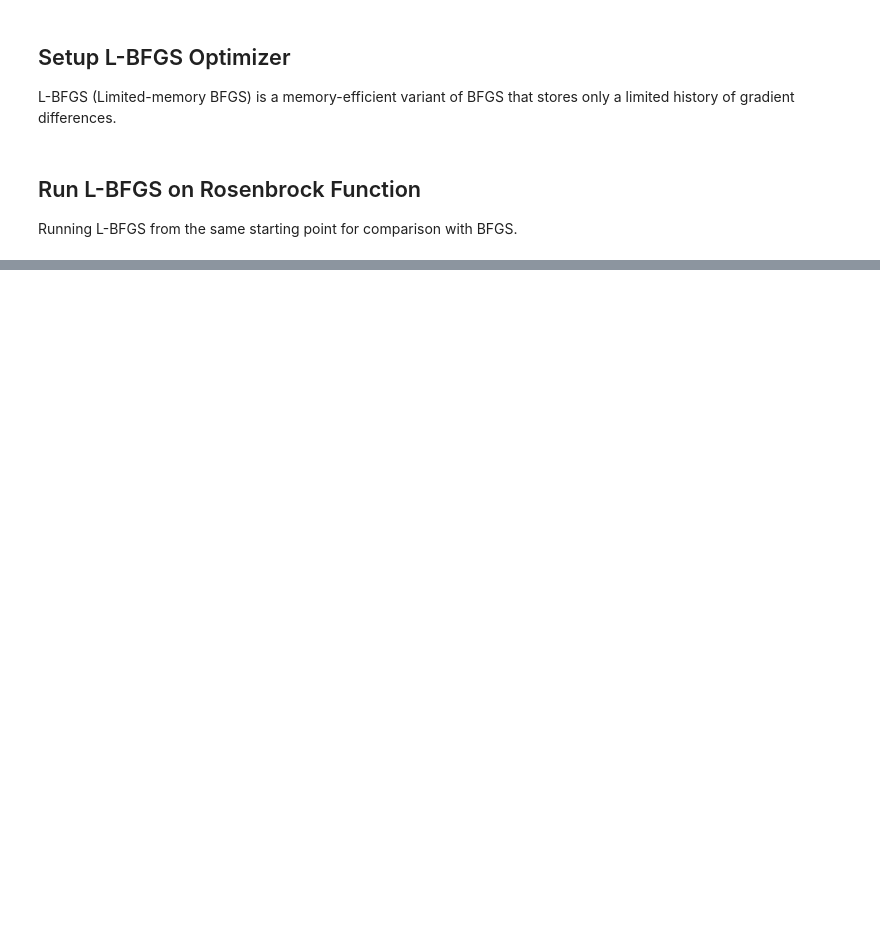
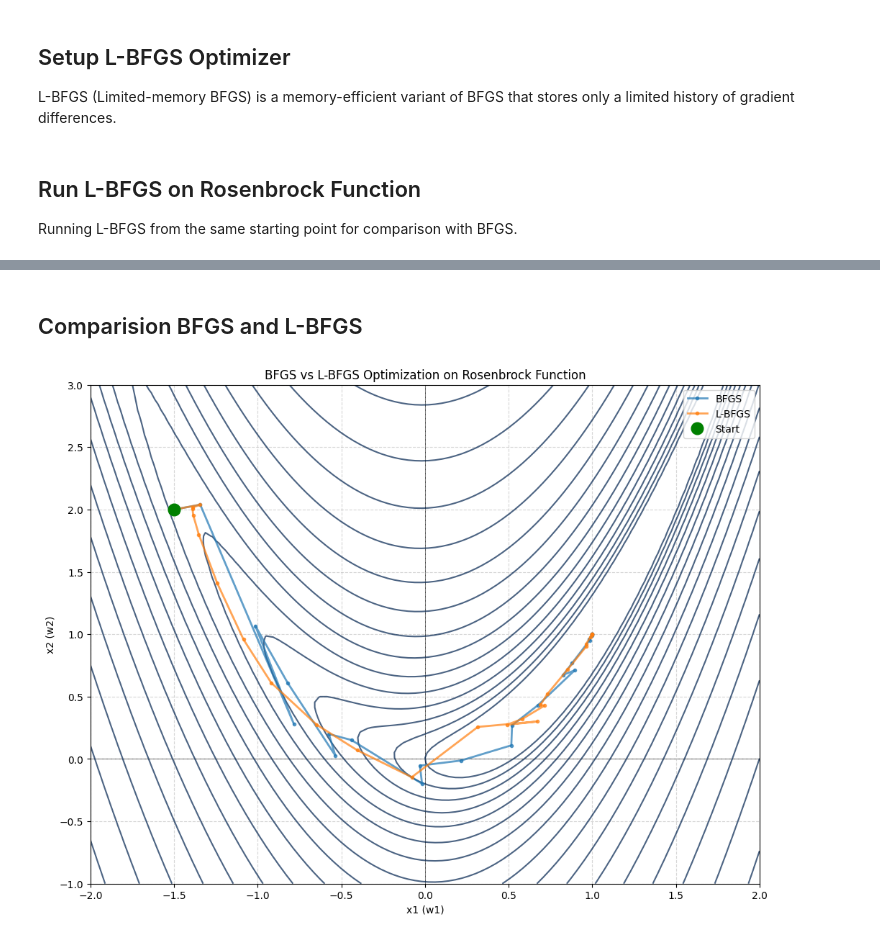
Before and after one commit to Stranger542/Optimizaton-Techniques-IMA-314-Fiction-404-, a Jupyter notebook: notebooks/Quasi_Methods/Quasi_Newton_Methods.ipynb, the cells around one changed output, grey strips where cells are left out. Cells and saved outputs as stored; diff of their text form; code cells hidden in the pictures; blank space fills up the shorter version.

```diff
--- a/notebooks/Quasi_Methods/Quasi_Newton_Methods.ipynb
+++ b/notebooks/Quasi_Methods/Quasi_Newton_Methods.ipynb
@@ -148,0 +133,14 @@ plot_contour_comparison(
+# %% [markdown]
+## Comparision BFGS and L-BFGS
+# %%
+
+# Plot contour with both BFGS and L-BFGS paths
+plot_contour_comparison(
+    func_callable=Rosenbrock,
+    histories={"BFGS": path, "L-BFGS": path_lbfgs},
+    x_range=(-2, 2),
+    y_range=(-1, 3),
+    title="BFGS vs L-BFGS Optimization on Rosenbrock Function"
+)
+# %% [output]
+[figure, added]
```
Also changed, not shown: parts of 15 cells of this notebook, 3 other files.
